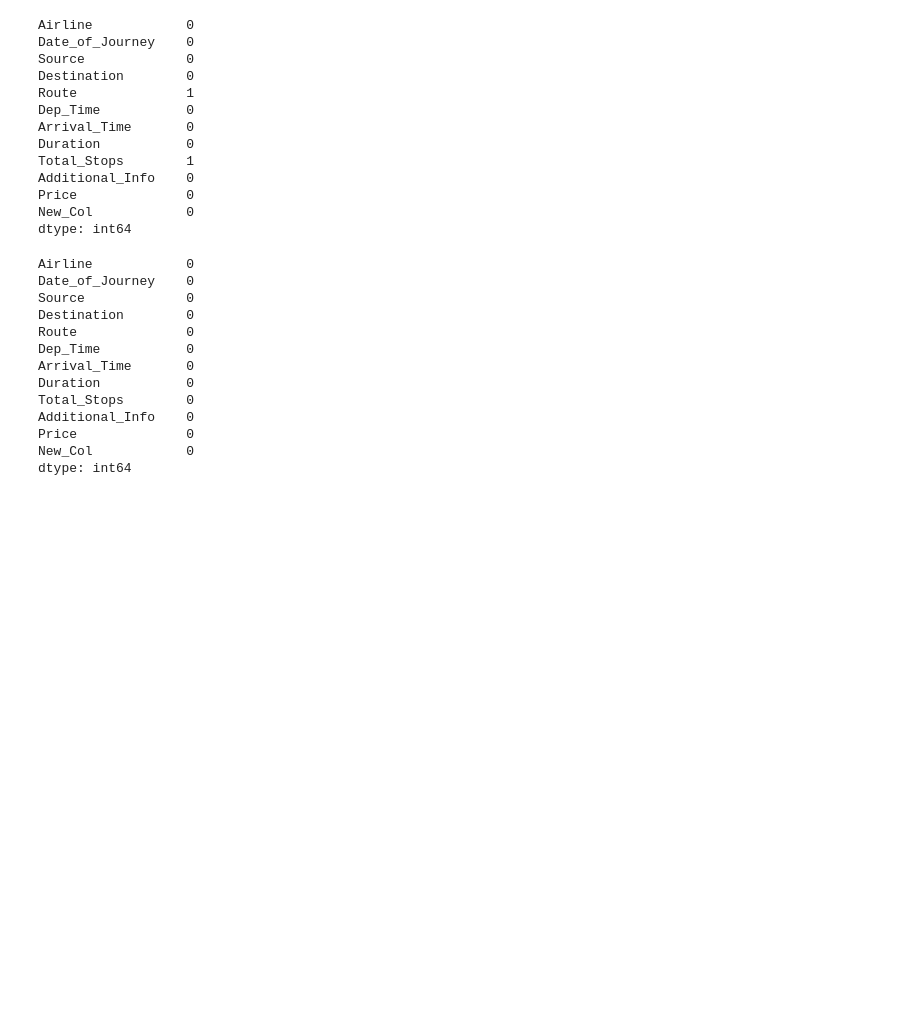
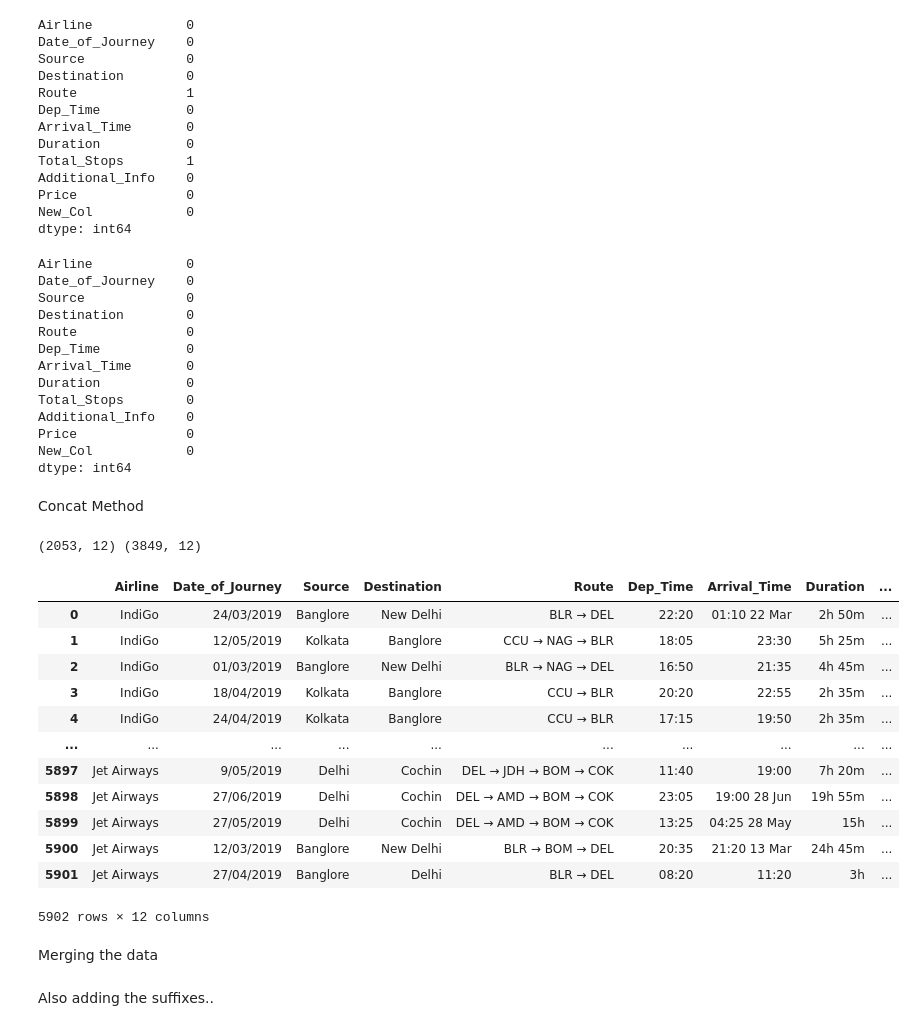
Before and after one commit to hsnaidu/BASICS, a Jupyter notebook: Pandas/pandas_RM.ipynb, the cells around one changed output. Cells and saved outputs as stored; diff of their text form; code cells hidden in the pictures; blank space fills up the shorter version.

```diff
--- a/Pandas/pandas_RM.ipynb
+++ b/Pandas/pandas_RM.ipynb
@@ -570,3 +570,31 @@ Additional_Info    0
 Price              0
 New_Col            0
 dtype: int64
+# %% [markdown]
+Concat Method
+# %%
+df1 = df[df['Airline'] == "IndiGo"].copy()
+df2 = df[df['Airline'] == "Jet Airways"].copy()
+# %%
+print(df1.shape, df2.shape)
+# %% [output]
+(2053, 12) (3849, 12)
+# %%
+pd.concat([df1, df2], ignore_index= True)
+# It stacks one below the other
+# %% [output]
+|  | Airline | Date_of_Journey | Source | Destination | Route | Dep_Time | Arrival_Time | Duration | ... |
+| 0 | IndiGo | 24/03/2019 | Banglore | New Delhi | BLR → DEL | 22:20 | 01:10 22 Mar | 2h 50m | ... |
+| 1 | IndiGo | 12/05/2019 | Kolkata | Banglore | CCU → NAG → BLR | 18:05 | 23:30 | 5h 25m | ... |
+| 2 | IndiGo | 01/03/2019 | Banglore | New Delhi | BLR → NAG → DEL | 16:50 | 21:35 | 4h 45m | ... |
+| 3 | IndiGo | 18/04/2019 | Kolkata | Banglore | CCU → BLR | 20:20 | 22:55 | 2h 35m | ... |
+| 4 | IndiGo | 24/04/2019 | Kolkata | Banglore | CCU → BLR | 17:15 | 19:50 | 2h 35m | ... |
+| ... | ... | ... | ... | ... | ... | ... | ... | ... | ... |
+| 5897 | Jet Airways | 9/05/2019 | Delhi | Cochin | DEL → JDH → BOM → COK | 11:40 | 19:00 | 7h 20m | ... |
+| 5898 | Jet Airways | 27/06/2019 | Delhi | Cochin | DEL → AMD → BOM → COK | 23:05 | 19:00 28 Jun | 19h 55m | ... |
+| 5899 | Jet Airways | 27/05/2019 | Delhi | Cochin | DEL → AMD → BOM → COK | 13:25 | 04:25 28 May | 15h | ... |
+| 5900 | Jet Airways | 12/03/2019 | Banglore | New Delhi | BLR → BOM → DEL | 20:35 | 21:20 13 Mar | 24h 45m | ... |
+| 5901 | Jet Airways | 27/04/2019 | Banglore | Delhi | BLR → DEL | 08:20 | 11:20 | 3h | ... |
+5902 rows × 12 columns
+# %% [markdown]
+Merging the data
@@ -572,0 +610,2 @@ dtype: int64
+# %% [markdown]
+Also adding the suffixes..
```
Also changed, not shown: parts of 3 cells of this notebook.
